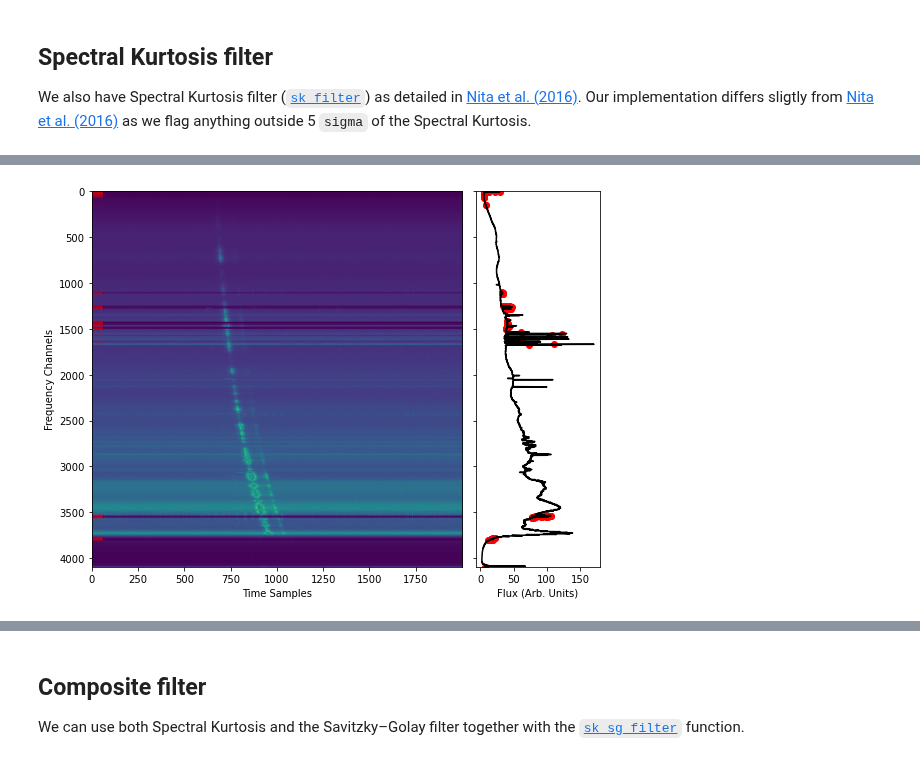
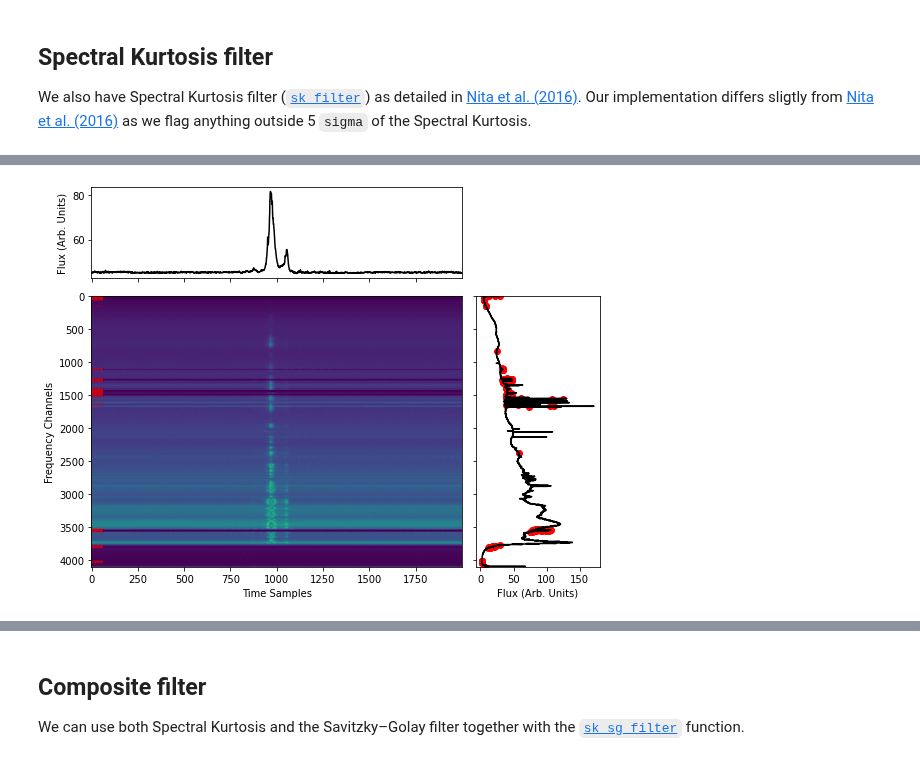
Before and after one commit to thepetabyteproject/your, a Jupyter notebook: examples/RFI.ipynb, the cells around one changed output, grey strips where cells are left out. Cells and saved outputs as stored; diff of their text form; code cells hidden in the pictures.

Commit message:
Using Zenodo for data. Minor changes.

```diff
--- a/examples/RFI.ipynb
+++ b/examples/RFI.ipynb
@@ -46,3 +65,5 @@ Let's read a filterbank filterbank file with a PSR B0329+54 single pulse.
+# %%
+dm = 26.7641
 # %%
-your_object = your.Your("../../../dedisp/B0329+54.fil")
-your_data = your_object.get_data(1800, 1024)
+your_object = your.Your(fil)
+your_data = your_object.get_data(1200, 2000)
@@ -69,9 +84,8 @@ plot_data(your_data, mask=savgol_mask)
 # %% [markdown]
 We can also change the width of the window and sigma to do more aggressive filtering by changing `frequency_window` to 30 MHz and `sigma` to 3.
 # %%
-your_data = your_object.get_data(1500, 2000)
 savgol_mask = your.utils.rfi.savgol_filter(
     your_data.mean(0), your_object.foff, frequency_window=30, sigma=3
 )
-plot_data(your_data, mask=savgol_mask)
+plot_data(your_data, fil=fil, dm=dm, mask=savgol_mask)
 # %% [output]
@@ -82,8 +95,6 @@ plot_data(your_data, mask=savgol_mask)
 
 We also have Spectral Kurtosis filter ([`sk_filter`](https://thepetabyteproject.github.io/your/utils/rfi/#spectral_kurtosis)) as detailed in [Nita et al. (2016)](https://doi.org/10.1109/RFINT.2016.7833535). Our implementation differs sligtly from [Nita et al. (2016)](https://doi.org/10.1109/RFINT.2016.7833535) as we flag anything outside 5 `sigma` of the Spectral Kurtosis.
 # %%
-your_data = your_object.get_data(1500, 2000)
-
 spectral_kurtosis_mask = your.utils.rfi.sk_filter(
     your_data,
     your_object.your_header.foff,
@@ -96,4 +105,4 @@ spectral_kurtosis_mask = your.utils.rfi.sk_filter(
 # %%
-plot_data(your_data, mask=spectral_kurtosis_mask)
+plot_data(your_data, fil=fil, dm=dm, mask=spectral_kurtosis_mask)
 # %% [output]
-[figure, old version]
+[figure, new version]
```
Also changed, not shown: parts of 15 cells of this notebook, 3 other files.
